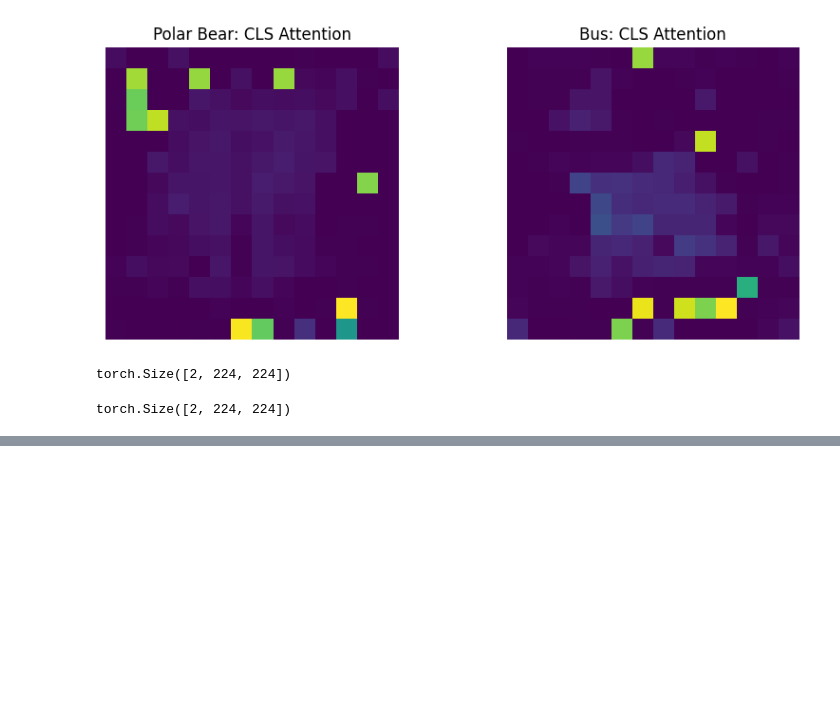
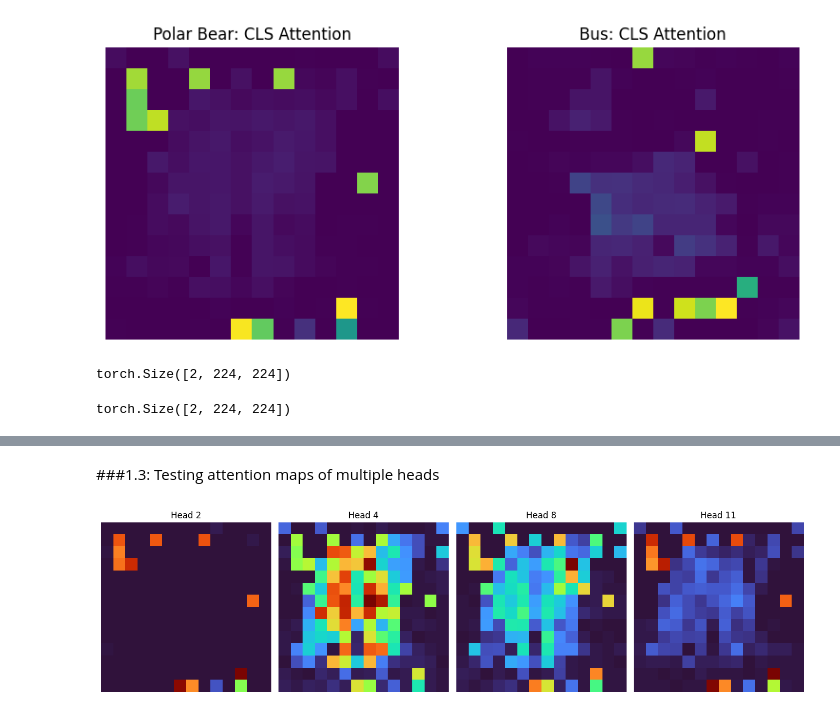
Before and after one commit to Zeeba1705/atml_PA0, a Jupyter notebook: Task2_ViT.ipynb, the cells around one changed output, grey strips where cells are left out. Saved outputs shown, nothing was run; the diff lists cells and outputs as text; code cells hidden in the pictures; blank space fills up the shorter version.

```diff
--- a/Task2_ViT.ipynb
+++ b/Task2_ViT.ipynb
@@ -257,0 +268,22 @@ plt.show()
+# %% [markdown]
+###1.3: Testing attention maps of multiple heads
+# %%
+image_idx= 0   #0= polar bear
+head_indices= [2, 4, 8, 11]
+
+final_attention= attentions[-1]
+
+fig, axes = plt.subplots(1, len(head_indices), figsize=(14, 4))
+
+for i, head_idx in enumerate(head_indices):
+    head_map= final_attention[image_idx, head_idx, 0, 1:]
+    head_map= head_map.reshape(14, 14).cpu()
+
+    axes[i].imshow(head_map, cmap="turbo")
+    axes[i].set_title(f"Head {head_idx}")
+    axes[i].axis("off")
+
+plt.tight_layout()
+plt.show()
+# %% [output]
+[figure, added]
```
Also changed, not shown: parts of 5 cells of this notebook.
